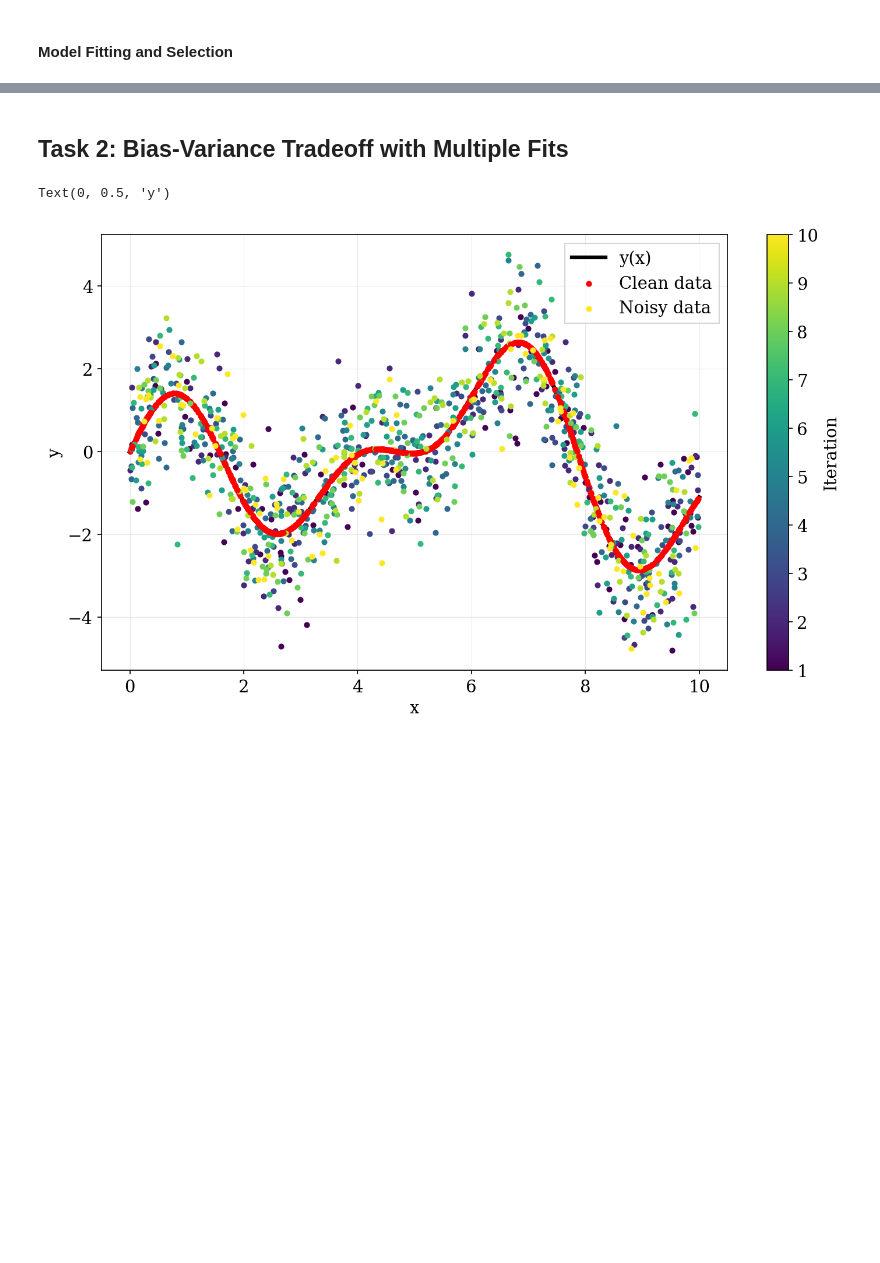
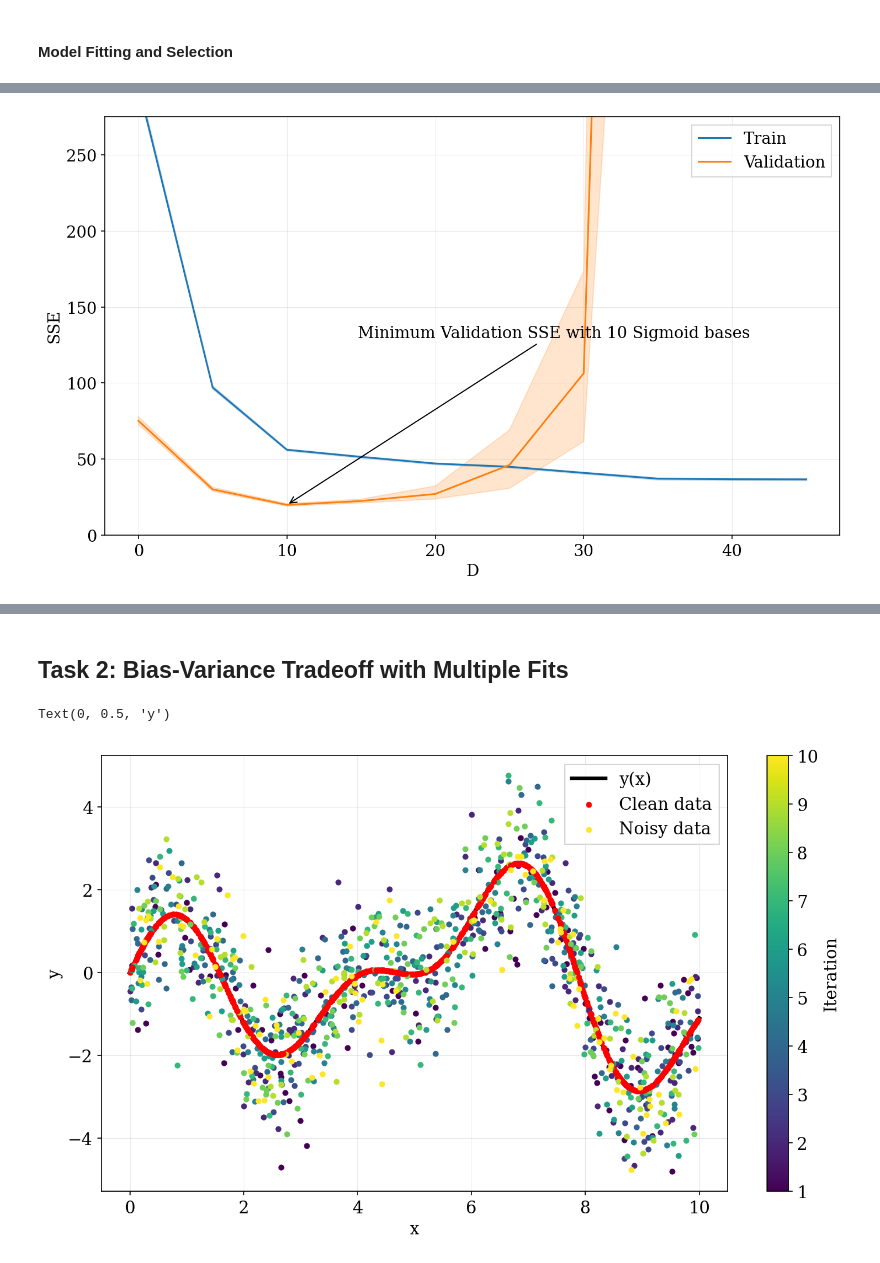
Before and after one commit to audrey352/PHYS551, a Jupyter notebook: Assignment2/A2_notebook.ipynb, the cells around one changed output, grey strips where cells are left out. Drawn from its saved outputs; the diff is of its cells as text; code cells hidden in the pictures; blank space fills up the shorter version.

```diff
--- a/Assignment2/A2_notebook.ipynb
+++ b/Assignment2/A2_notebook.ipynb
@@ -152,6 +152,9 @@ y_task4 = lambda x, err=0: -3*x + 8 + 2*err  # task 4
 
 # Gaussian basis function
 gaussian = lambda x, mu, sigma=1: np.exp(-((x-mu)/sigma)**2)
+
+# Sigmoid basis function
+sigmoid = lambda x, mu, s=1: 1/(1 + np.exp(-(x - mu)/s))
 # %%
 # -- Cross-Validation Functions --
 
@@ -523,0 +604,73 @@ Best iteration for D=45 is 45 with SSE_val = 27.03001169075427. Setting as itera
+# %%
+# -- 4. Model Selection WITH SIGMOID BASES
+
+# train the models
+results_list = []  # Collect results in a list instead of concatenating DataFrames
+iterations = 128
+
+for i in range(iterations):
+  train_val_split = 0.8 # train/val split ratio
+  trainsize = int(len(x)*train_val_split)
+
+  # get the appropriate error for each datum
+  np.random.seed(i)
+  idx = np.random.choice(len(x), size=trainsize, replace=False)
+  xtrain = x[idx]
+  errtrain = err[idx]
+
+  idx_val = np.setdiff1d(np.arange(len(x)), idx)
+  xval = x[idx_val]
+  errval = err[idx_val]
+
+  # iterating over different model complexities
+  D = np.arange(0,45+1, 5)
+  for d in D:
+    model = LinearRegression()
+    bases = np.arange(0, d)
+    mu = np.min(xtrain) + (np.max(xtrain) - np.min(xtrain))/(d-1) * bases
+    phi = sigmoid(xtrain[:,None], mu[None,:]) # <- CHANGED TO SIGMOID
+
+    yh = model.fit_analytical(phi, y(xtrain, errtrain)).predict(phi)
+
+    sse_train = SSE(y(xtrain, errtrain), yh)
+    sse_val = SSE(y(xval, errval), model.predict(sigmoid(xval[:,None], mu[None,:]))) # <- CHANGED TO SIGMOID
+
+    results_list.append({
+        'D': d,
+        'SSE_Train': sse_train,
+        'SSE_Val': sse_val,
+        'model': model,
+        'iteration': i
+    })
+
+# create dataframe for convenient plotting
+ssedf = pd.DataFrame(results_list)
+
+# clean df to remove any infinite values
+ssedf.replace([np.inf, -np.inf], np.nan, inplace=True)
+ssedf.dropna(inplace=True)
+
+
+# find smallest mean validation SSE
+grouped = ssedf.groupby('D')['SSE_Val'].mean().reset_index()
+valmin = grouped['SSE_Val'].min()
+valmin_D = grouped['D'][np.where(grouped['SSE_Val'] == valmin)[0][0]]
+
+plt.figure()
+
+# plot with error bars being min and max
+sns.lineplot(data=ssedf, x='D', y='SSE_Train', label='Train', errorbar=('ci', 95))
+sns.lineplot(data=ssedf, x='D', y='SSE_Val', label='Validation', errorbar=('ci', 95))
+
+# plt.plot(D, sse_train, label='Train')
+# plt.plot(D, sse_val, label='Validation')
+plt.annotate(f'Minimum Validation SSE with {valmin_D} Sigmoid bases', (valmin_D, valmin), xytext=(28,130), ha='center', arrowprops=dict(facecolor='black', arrowstyle='->'))
+plt.xlabel('D')
+plt.ylabel('SSE')
+
+plt.ylim(0, 275)
+plt.legend()
+plt.savefig(SAVEDIR + 'train_val_sse_vs_D_sigmoid.png')
+plt.show()
+# %% [output]
+[figure, added]
```
Also changed, not shown: parts of 7 cells of this notebook, 7 other files.
